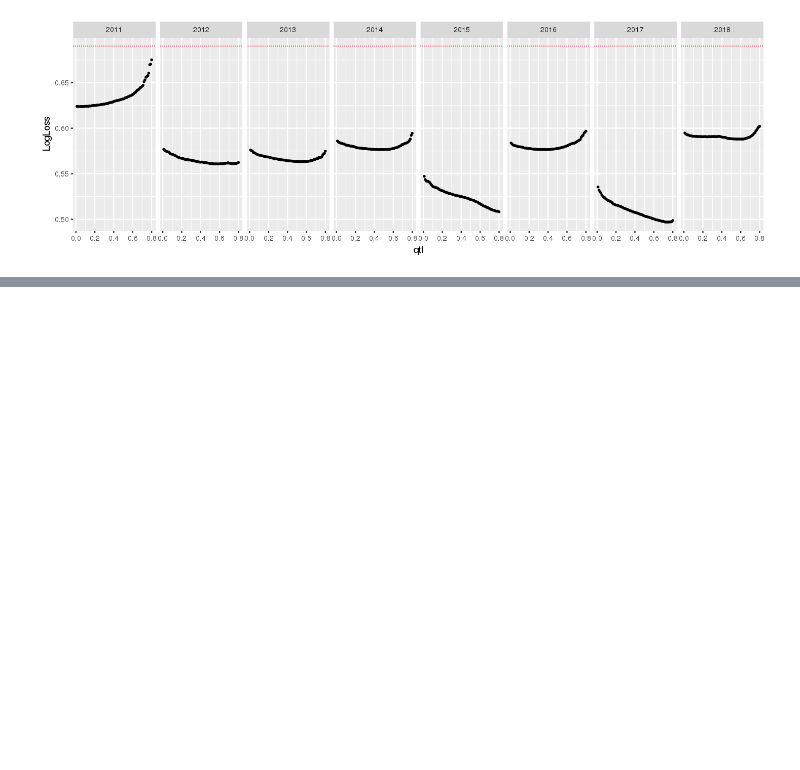
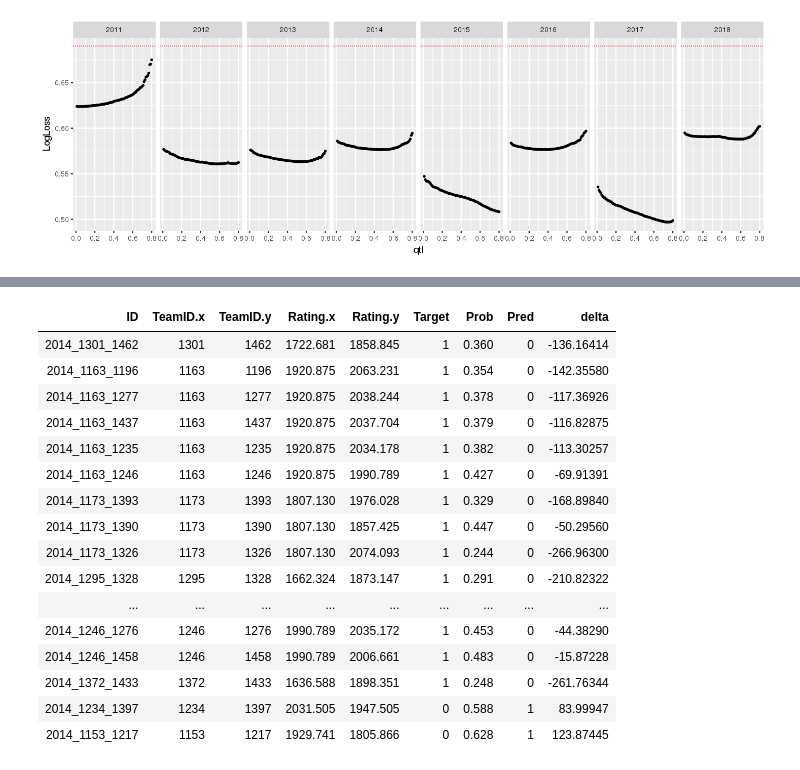
Before and after one commit to fab64443/marchmadness2019, a Jupyter notebook: ratingexploratory/OffDef_Rating.ipynb, the cells around one changed output, grey strips where cells are left out. Cells and saved outputs as stored; diff of their text form; code cells hidden in the pictures; blank space fills up the shorter version.

```diff
--- a/ratingexploratory/OffDef_Rating.ipynb
+++ b/ratingexploratory/OffDef_Rating.ipynb
@@ -405,0 +425,33 @@ ggplot(data=df.valid.perf,aes(x=qtl,y=LogLoss)) +
+# %%
+df.valid.matchups %>%
+    filter(qtl==0.5,Season==2014) %>%
+    select(-qtl) %>%
+    mutate(ID=str_c(Season,'_',TeamID.x,'_',TeamID.y)) %>%
+    inner_join(data.valid.truth,by='ID') %>%
+    mutate(Prob=logistic(Rating.x-Rating.y,a=Slope)) %>%
+    mutate(Pred=ifelse(Prob>0.5,1,0)) %>%
+    mutate(Prob=round(Prob,3)) %>%
+    mutate_which(Prob>0.95,Prob=0.95) %>%
+    mutate_which(Prob<0.05,Prob=0.05) %>%
+    select(-Slope,-Season) %>%
+    select(ID,everything()) %>%
+    filter(Target!=Pred) %>%
+    mutate(delta=Rating.x-Rating.y) %>% head(20)
+# %% [output]
+| ID | TeamID.x | TeamID.y | Rating.x | Rating.y | Target | Prob | Pred | delta |
+| 2014_1301_1462 | 1301 | 1462 | 1722.681 | 1858.845 | 1 | 0.360 | 0 | -136.16414 |
+| 2014_1163_1196 | 1163 | 1196 | 1920.875 | 2063.231 | 1 | 0.354 | 0 | -142.35580 |
+| 2014_1163_1277 | 1163 | 1277 | 1920.875 | 2038.244 | 1 | 0.378 | 0 | -117.36926 |
+| 2014_1163_1437 | 1163 | 1437 | 1920.875 | 2037.704 | 1 | 0.379 | 0 | -116.82875 |
+| 2014_1163_1235 | 1163 | 1235 | 1920.875 | 2034.178 | 1 | 0.382 | 0 | -113.30257 |
+| 2014_1163_1246 | 1163 | 1246 | 1920.875 | 1990.789 | 1 | 0.427 | 0 | -69.91391 |
+| 2014_1173_1393 | 1173 | 1393 | 1807.130 | 1976.028 | 1 | 0.329 | 0 | -168.89840 |
+| 2014_1173_1390 | 1173 | 1390 | 1807.130 | 1857.425 | 1 | 0.447 | 0 | -50.29560 |
+| 2014_1173_1326 | 1173 | 1326 | 1807.130 | 2074.093 | 1 | 0.244 | 0 | -266.96300 |
+| 2014_1295_1328 | 1295 | 1328 | 1662.324 | 1873.147 | 1 | 0.291 | 0 | -210.82322 |
+| ... | ... | ... | ... | ... | ... | ... | ... | ... |
+| 2014_1246_1276 | 1246 | 1276 | 1990.789 | 2035.172 | 1 | 0.453 | 0 | -44.38290 |
+| 2014_1246_1458 | 1246 | 1458 | 1990.789 | 2006.661 | 1 | 0.483 | 0 | -15.87228 |
+| 2014_1372_1433 | 1372 | 1433 | 1636.588 | 1898.351 | 1 | 0.248 | 0 | -261.76344 |
+| 2014_1234_1397 | 1234 | 1397 | 2031.505 | 1947.505 | 0 | 0.588 | 1 | 83.99947 |
+| 2014_1153_1217 | 1153 | 1217 | 1929.741 | 1805.866 | 0 | 0.628 | 1 | 123.87445 |
```
Also changed, not shown: parts of 3 cells of this notebook, 19 other files.
